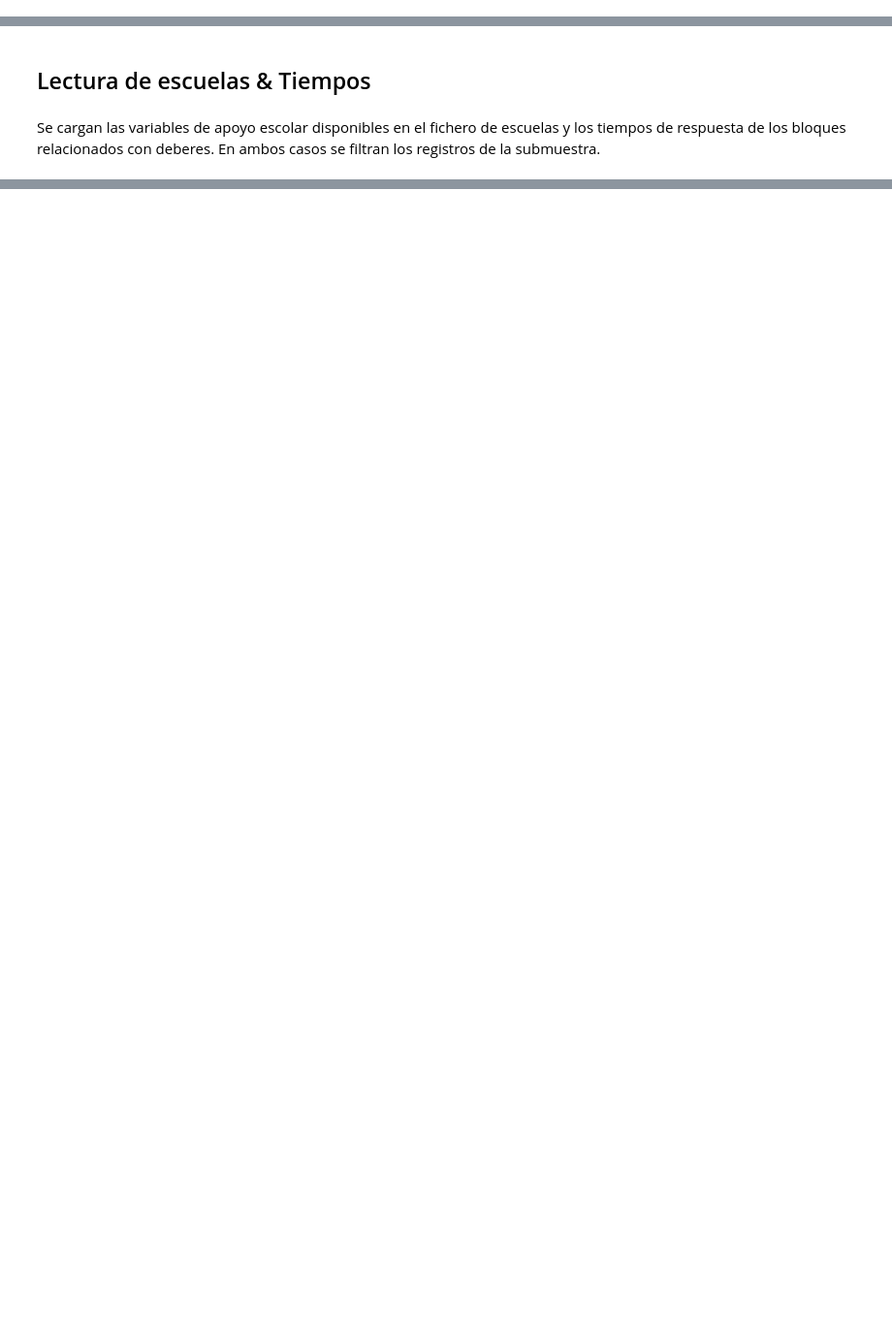
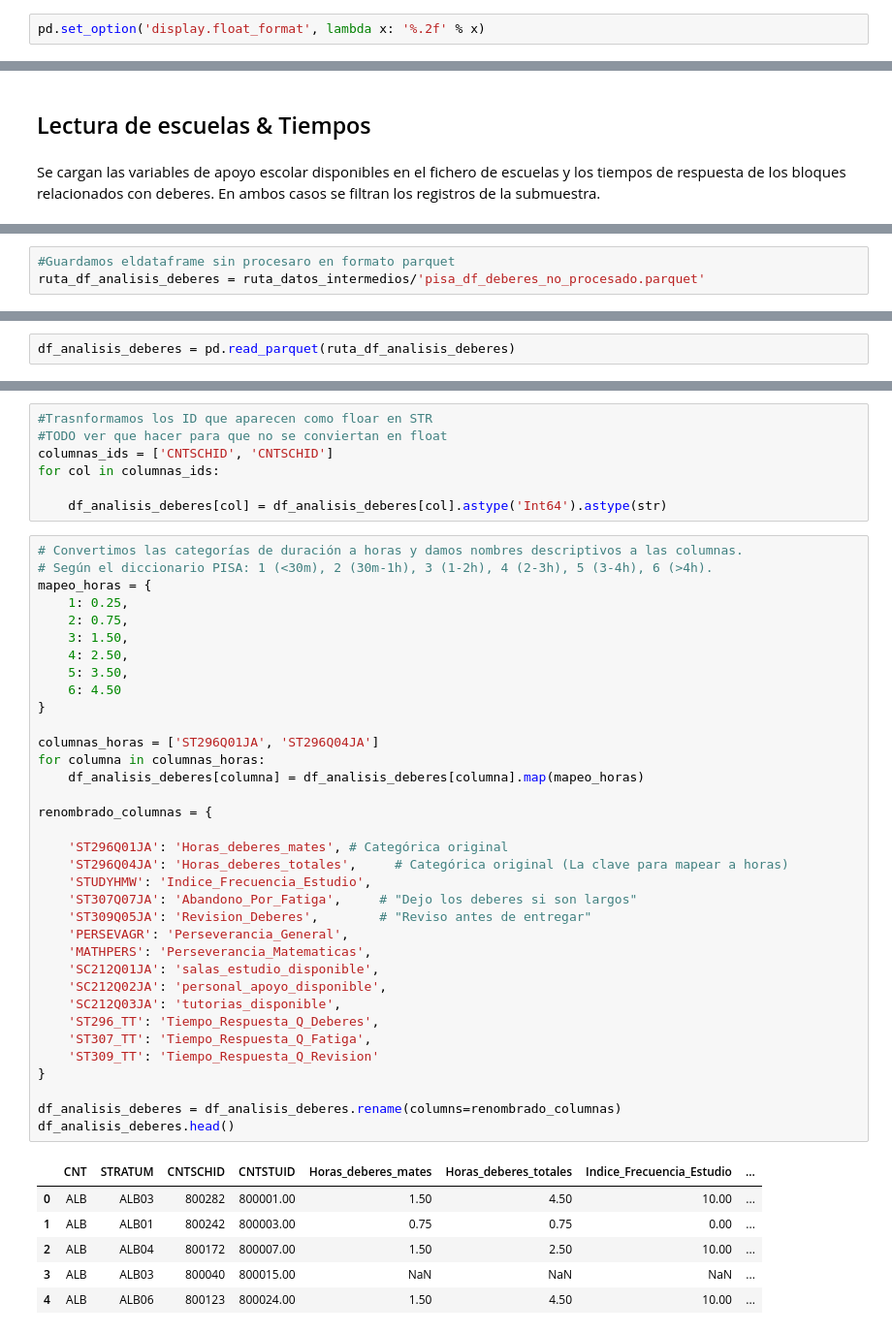
Before and after one commit to musero55/tfm_data_science, a Jupyter notebook: notebooks/fase_1_data_ingestion_eda/01_procesamiento_deberes_PISA.ipynb, the cells around one changed output, grey strips where cells are left out. Shown at 97% size. Cells and saved outputs as stored; diff of their text form; blank space fills up the shorter version.

Commit message:
Se crea el df con las variables de deberes y se filtrasn los rapid responders

```diff
--- a/notebooks/fase_1_data_ingestion_eda/01_procesamiento_deberes_PISA.ipynb
+++ b/notebooks/fase_1_data_ingestion_eda/01_procesamiento_deberes_PISA.ipynb
@@ -78,6 +84,8 @@ ruta_submuestra = ruta_datos_intermedios / 'escuelas_seleccionadas.pkl'
 establecer_semilla()
 # %% [output]
 ✅ Semillas del proyecto establecidas con éxito (seed=42).
+# %%
+pd.set_option('display.float_format', lambda x: '%.2f' % x)
 # %% [markdown]
 ## Lectura de estudiantes por bloques
 
@@ -255,0 +351,3 @@ Lo que tengo que hacer esl coger los pesos de senado y los de W_FSWT ajustados y
+# %%
+#Guardamos eldataframe sin procesaro en formato parquet
+ruta_df_analisis_deberes = ruta_datos_intermedios/'pisa_df_deberes_no_procesado.parquet'
@@ -255,0 +356,2 @@ Lo que tengo que hacer esl coger los pesos de senado y los de W_FSWT ajustados y
+# %%
+df_analisis_deberes = pd.read_parquet(ruta_df_analisis_deberes)
@@ -255,0 +360,49 @@ Lo que tengo que hacer esl coger los pesos de senado y los de W_FSWT ajustados y
+# %%
+#Trasnformamos los ID que aparecen como floar en STR
+#TODO ver que hacer para que no se conviertan en float
+columnas_ids = ['CNTSCHID', 'CNTSCHID']
+for col in columnas_ids:
+
+    df_analisis_deberes[col] = df_analisis_deberes[col].astype('Int64').astype(str)
+# %%
+# Convertimos las categorías de duración a horas y damos nombres descriptivos a las columnas.
+# Según el diccionario PISA: 1 (<30m), 2 (30m-1h), 3 (1-2h), 4 (2-3h), 5 (3-4h), 6 (>4h).
+mapeo_horas = {
+    1: 0.25,
+    2: 0.75,
+    3: 1.50,
+    4: 2.50,
+    5: 3.50,
+    6: 4.50
+}
+
+columnas_horas = ['ST296Q01JA', 'ST296Q04JA']
+for columna in columnas_horas:
+    df_analisis_deberes[columna] = df_analisis_deberes[columna].map(mapeo_horas)
+
+renombrado_columnas = {
+
+    'ST296Q01JA': 'Horas_deberes_mates', # Categórica original
+    'ST296Q04JA': 'Horas_deberes_totales',     # Categórica original (La clave para mapear a horas)
+    'STUDYHMW': 'Indice_Frecuencia_Estudio',
+    'ST307Q07JA': 'Abandono_Por_Fatiga',     # "Dejo los deberes si son largos"
+    'ST309Q05JA': 'Revision_Deberes',        # "Reviso antes de entregar"
+    'PERSEVAGR': 'Perseverancia_General',
+    'MATHPERS': 'Perseverancia_Matematicas',
+    'SC212Q01JA': 'salas_estudio_disponible',
+    'SC212Q02JA': 'personal_apoyo_disponible',
+    'SC212Q03JA': 'tutorias_disponible',
+    'ST296_TT': 'Tiempo_Respuesta_Q_Deberes',
+    'ST307_TT': 'Tiempo_Respuesta_Q_Fatiga',
+    'ST309_TT': 'Tiempo_Respuesta_Q_Revision'
+}
+
+df_analisis_deberes = df_analisis_deberes.rename(columns=renombrado_columnas)
+df_analisis_deberes.head()
+# %% [output]
+|  | CNT | STRATUM | CNTSCHID | CNTSTUID | Horas_deberes_mates | Horas_deberes_totales | Indice_Frecuencia_Estudio | ... |
+| 0 | ALB | ALB03 | 800282 | 800001.00 | 1.50 | 4.50 | 10.00 | ... |
+| 1 | ALB | ALB01 | 800242 | 800003.00 | 0.75 | 0.75 | 0.00 | ... |
+| 2 | ALB | ALB04 | 800172 | 800007.00 | 1.50 | 2.50 | 10.00 | ... |
+| 3 | ALB | ALB03 | 800040 | 800015.00 | NaN | NaN | NaN | ... |
+| 4 | ALB | ALB06 | 800123 | 800024.00 | 1.50 | 4.50 | 10.00 | ... |
```
Also changed, not shown: parts of 27 cells of this notebook, 2 other files.
